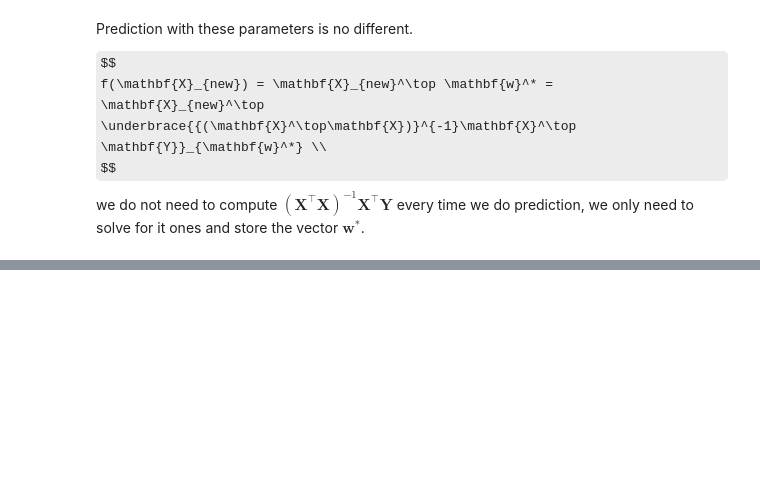
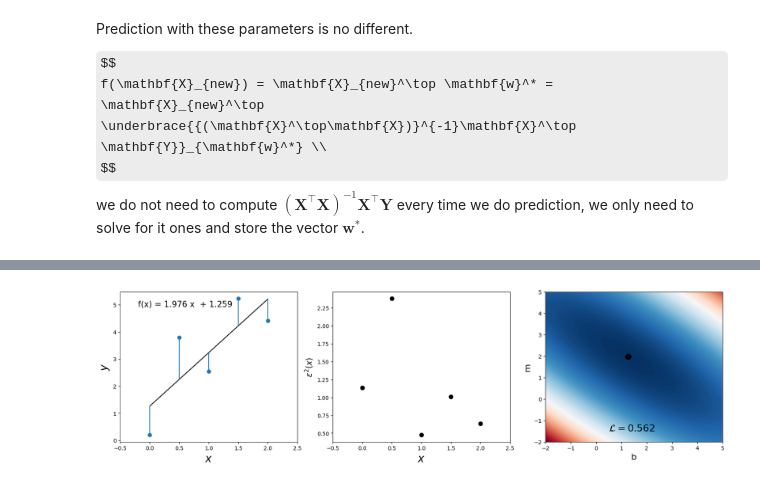
Before and after one commit to ChemAI-Lab/Math4Chem, a Jupyter notebook: website/Lecture_Notes/Notes/Coding/linear_regression.ipynb, the cells around one changed output, grey strips where cells are left out. Saved outputs shown, nothing was run; the diff lists cells and outputs as text; code cells hidden in the pictures; some formulas as TeX source; blank space fills up the shorter version.

```diff
--- a/website/Lecture_Notes/Notes/Coding/linear_regression.ipynb
+++ b/website/Lecture_Notes/Notes/Coding/linear_regression.ipynb
@@ -649,0 +617,5 @@ plt.tight_layout()
+# %%
+b, m = w_opt[0], w_opt[1]
+draw(b, m) # plot with optimal parameters
+# %% [output]
+[figure, added]
```
Also changed, not shown: parts of 13 cells of this notebook, 1 other file.
